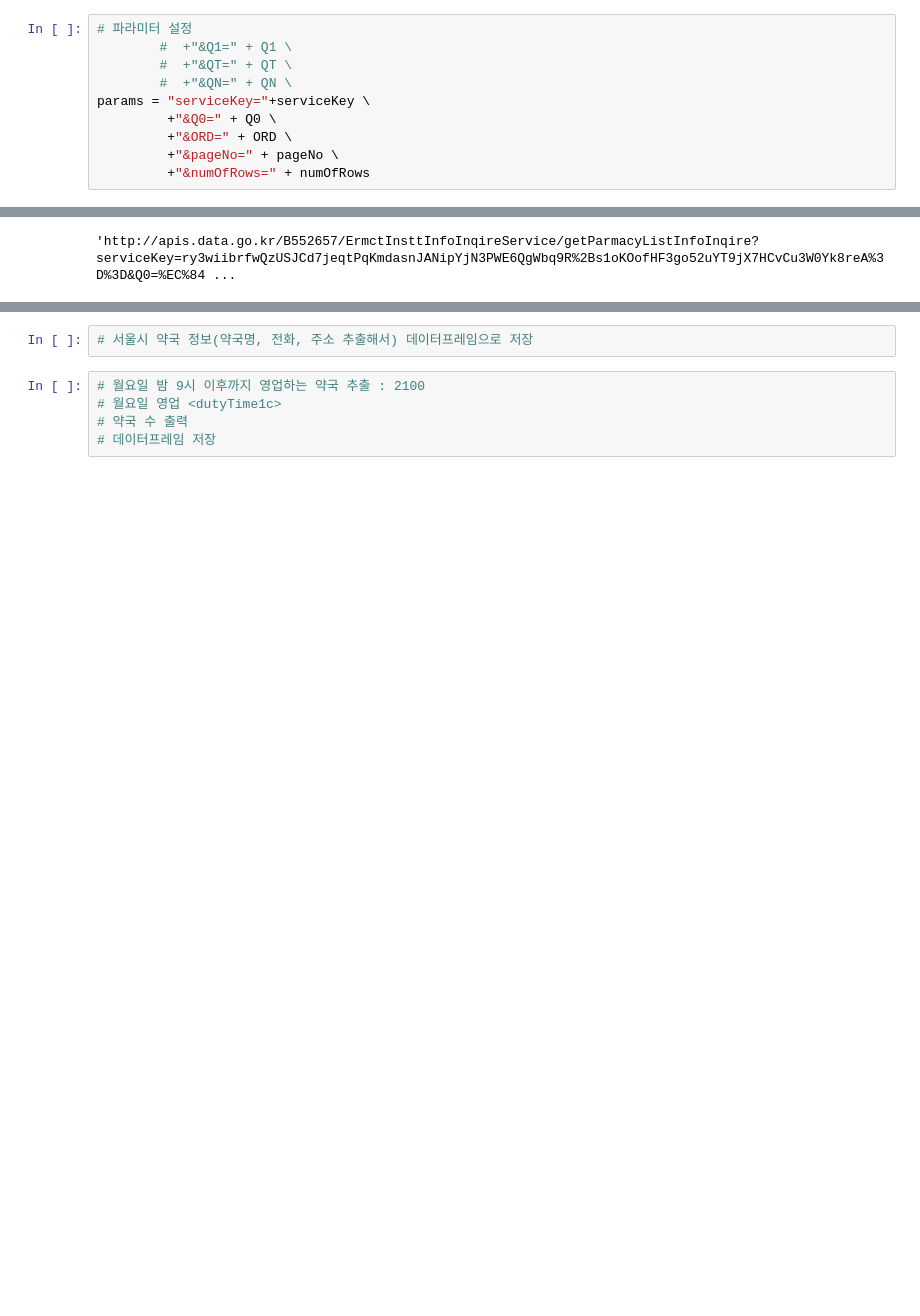
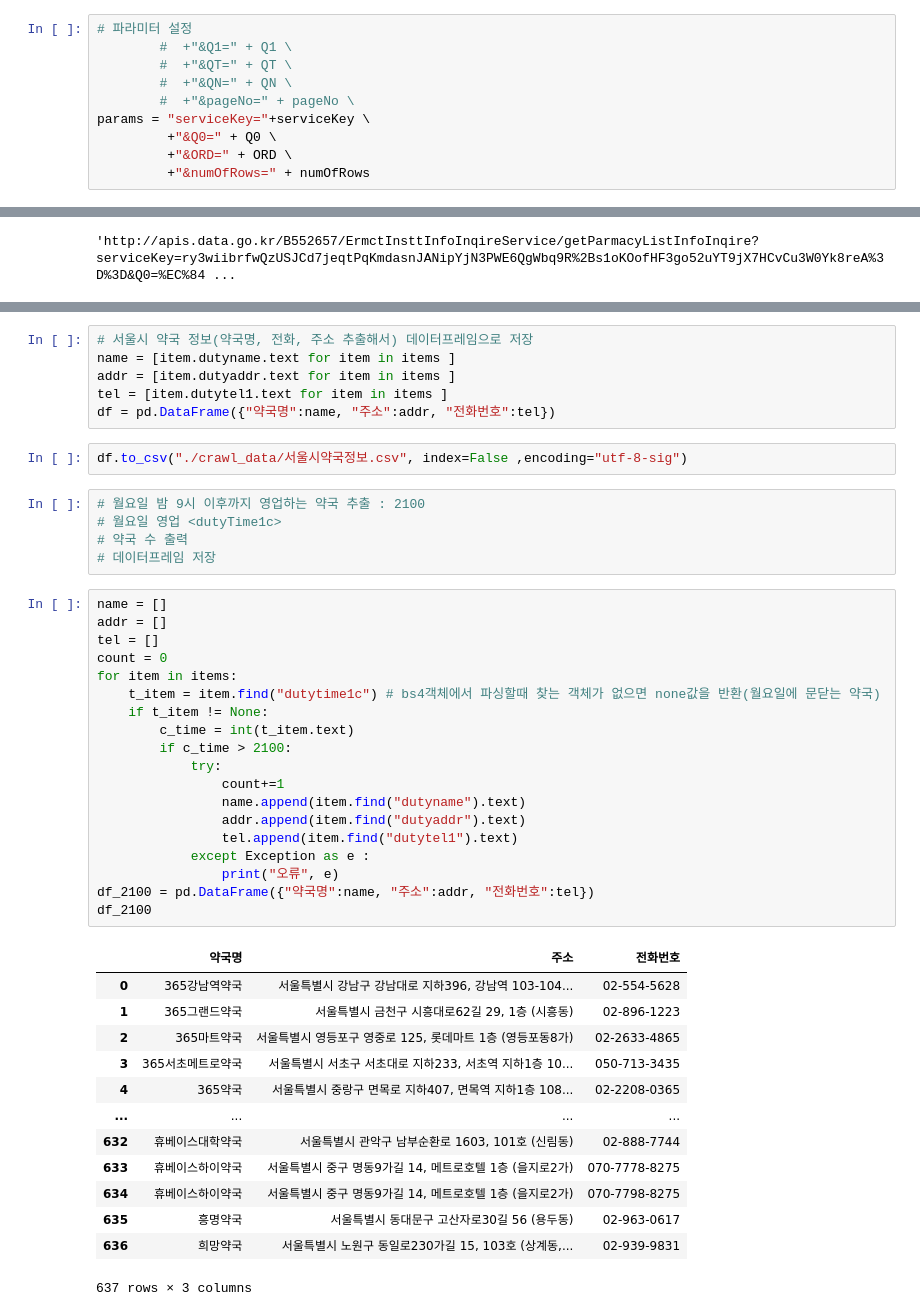
Before and after one commit to ahnyoungjoon00/a_data_engineer, a Jupyter notebook: j_dsde/DE/scrap/13_Open API를 활용한 공공 데이터 수집.ipynb, the cells around one changed output, grey strips where cells are left out. Saved outputs shown, nothing was run; the diff lists cells and outputs as text; blank space fills up the shorter version.

```diff
--- a/j_dsde/DE/scrap/13_Open API를 활용한 공공 데이터 수집.ipynb
+++ b/j_dsde/DE/scrap/13_Open API를 활용한 공공 데이터 수집.ipynb
@@ -161,10 +160,10 @@ endpoint = 'http://apis.data.go.kr/B552657/ErmctInsttInfoInqireService/getParmac
         #  +"&Q1=" + Q1 \
         #  +"&QT=" + QT \
         #  +"&QN=" + QN \
+        #  +"&pageNo=" + pageNo \
 params = "serviceKey="+serviceKey \
          +"&Q0=" + Q0 \
          +"&ORD=" + ORD \
-         +"&pageNo=" + pageNo \
          +"&numOfRows=" + numOfRows
 # %%
 # 요청 url
@@ -203,7 +182,46 @@ items
 # %%
 # 서울시 약국 정보(약국명, 전화, 주소 추출해서) 데이터프레임으로 저장
+name = [item.dutyname.text for item in items ]
+addr = [item.dutyaddr.text for item in items ]
+tel = [item.dutytel1.text for item in items ]
+df = pd.DataFrame({"약국명":name, "주소":addr, "전화번호":tel})
+# %%
+df.to_csv("./crawl_data/서울시약국정보.csv", index=False ,encoding="utf-8-sig")
 # %%
 # 월요일 밤 9시 이후까지 영업하는 약국 추출 : 2100
 # 월요일 영업 <dutyTime1c>
 # 약국 수 출력
 # 데이터프레임 저장
+# %%
+name = []
+addr = []
+tel = []
+count = 0
+for item in items:
+    t_item = item.find("dutytime1c") # bs4객체에서 파싱할때 찾는 객체가 없으면 none값을 반환(월요일에 문닫는 약국)
+    if t_item != None:
+        c_time = int(t_item.text)
+        if c_time > 2100:
+            try:
+                count+=1
+                name.append(item.find("dutyname").text)
+                addr.append(item.find("dutyaddr").text)
+                tel.append(item.find("dutytel1").text)
+            except Exception as e :
+                print("오류", e)
+df_2100 = pd.DataFrame({"약국명":name, "주소":addr, "전화번호":tel})
+df_2100
+# %% [output]
+|  | 약국명 | 주소 | 전화번호 |
+| 0 | 365강남역약국 | 서울특별시 강남구 강남대로 지하396, 강남역 103-104... | 02-554-5628 |
+| 1 | 365그랜드약국 | 서울특별시 금천구 시흥대로62길 29, 1층 (시흥동) | 02-896-1223 |
+| 2 | 365마트약국 | 서울특별시 영등포구 영중로 125, 롯데마트 1층 (영등포동8가) | 02-2633-4865 |
+| 3 | 365서초메트로약국 | 서울특별시 서초구 서초대로 지하233, 서초역 지하1층 10... | 050-713-3435 |
+| 4 | 365약국 | 서울특별시 중랑구 면목로 지하407, 면목역 지하1층 108... | 02-2208-0365 |
+| ... | ... | ... | ... |
+| 632 | 휴베이스대학약국 | 서울특별시 관악구 남부순환로 1603, 101호 (신림동) | 02-888-7744 |
+| 633 | 휴베이스하이약국 | 서울특별시 중구 명동9가길 14, 메트로호텔 1층 (을지로2가) | 070-7778-8275 |
+| 634 | 휴베이스하이약국 | 서울특별시 중구 명동9가길 14, 메트로호텔 1층 (을지로2가) | 070-7798-8275 |
+| 635 | 흥명약국 | 서울특별시 동대문구 고산자로30길 56 (용두동) | 02-963-0617 |
+| 636 | 희망약국 | 서울특별시 노원구 동일로230가길 15, 103호 (상계동,... | 02-939-9831 |
+637 rows × 3 columns
```
Also changed, not shown: parts of 4 cells of this notebook, 8 other files.
